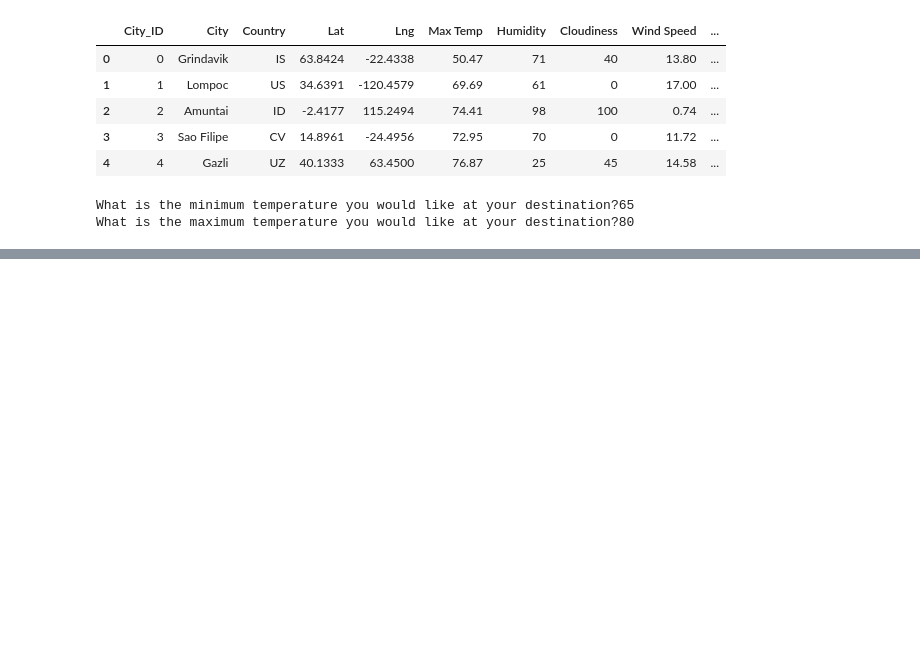
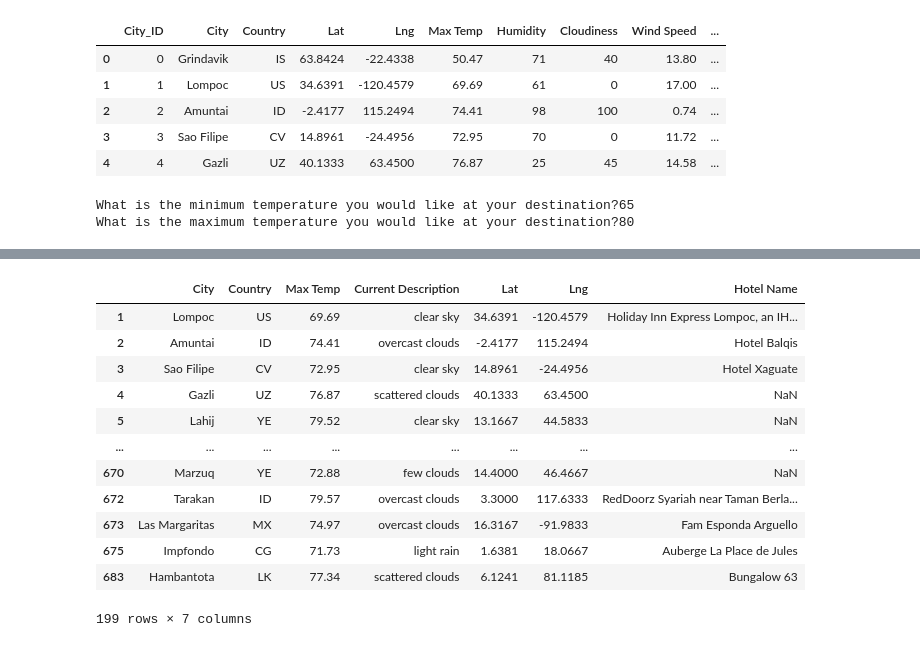
Before and after one commit to BrandonClark65/World_Weather_Analysis, a Jupyter notebook: Vacation_Search/Vacation_Search.ipynb, the cells around one changed output, grey strips where cells are left out. Drawn from its saved outputs; the diff is of its cells as text; code cells hidden in the pictures; blank space fills up the shorter version.

Commit message:
hotel_df

```diff
--- a/Vacation_Search/Vacation_Search.ipynb
+++ b/Vacation_Search/Vacation_Search.ipynb
@@ -31,7 +32,7 @@ What is the minimum temperature you would like at your destination?65
 What is the maximum temperature you would like at your destination?80
 # %%
 # 3. Filter the city_data_df DataFrame using the input statements to create a new DataFrame using the loc method.
-chosen_city_data = city_data_df.loc[(city_data_df["Max Temp"] >= min_temp) & (city_data_df["Max Temp"] <= max_temp)].dropna()
+chosen_city_data = city_data_df.loc[(city_data_df["Max Temp"] >= min_temp) & (city_data_df["Max Temp"] <= max_temp)]
 chosen_city_data
 # %% [output]
 |  | City_ID | City | Country | Lat | Lng | Max Temp | Humidity | Cloudiness | Wind Speed | ... |
@@ -52,2 +66,4 @@ chosen_city_data
 # %%
 # 4b. Drop any empty rows and create a new DataFrame that doesn’t have empty rows.
+clean_df = chosen_city_data.dropna()
+clean_df.count()
@@ -67,14 +107,20 @@ params = {
 }
 
 # 6b. Iterate through the hotel DataFrame.
+for index, row in hotel_df.iterrows():
+    # 6c. Get latitude and longitude from DataFrame
+    lat = row["Lat"]
+    lng = row["Lng"]
 
-    # 6c. Get latitude and longitude from DataFrame
-
-
+    params["location"] = f"{lat},{lng}"
     # 6d. Set up the base URL for the Google Directions API to get JSON data.
-
+    base_url = "https://maps.googleapis.com/maps/api/place/nearbysearch/json"
 
     # 6e. Make request and retrieve the JSON data from the search.
-
+    hotels = requests.get(base_url, params=params).json()
 
     # 6f. Get the first hotel from the results and store the name, if a hotel isn't found skip the city.
+    try:
+        hotel_df.loc[index, "Hotel Name"] = hotels["results"][0]["name"]
+    except (IndexError):
+        print("Hotel not found... skipping.")
@@ -81,2 +157,18 @@ params = {
 # %%
 # 7. Drop the rows where there is no Hotel Name.
+hotel_df.replace('', np.nan, inplace = True)
+hotel_df
+# %% [output]
+|  | City | Country | Max Temp | Current Description | Lat | Lng | Hotel Name |
+| 1 | Lompoc | US | 69.69 | clear sky | 34.6391 | -120.4579 | Holiday Inn Express Lompoc, an IH... |
+| 2 | Amuntai | ID | 74.41 | overcast clouds | -2.4177 | 115.2494 | Hotel Balqis |
+| 3 | Sao Filipe | CV | 72.95 | clear sky | 14.8961 | -24.4956 | Hotel Xaguate |
+| 4 | Gazli | UZ | 76.87 | scattered clouds | 40.1333 | 63.4500 | NaN |
+| 5 | Lahij | YE | 79.52 | clear sky | 13.1667 | 44.5833 | NaN |
+| ... | ... | ... | ... | ... | ... | ... | ... |
+| 670 | Marzuq | YE | 72.88 | few clouds | 14.4000 | 46.4667 | NaN |
+| 672 | Tarakan | ID | 79.57 | overcast clouds | 3.3000 | 117.6333 | RedDoorz Syariah near Taman Berla... |
+| 673 | Las Margaritas | MX | 74.97 | overcast clouds | 16.3167 | -91.9833 | Fam Esponda Arguello |
+| 675 | Impfondo | CG | 71.73 | light rain | 1.6381 | 18.0667 | Auberge La Place de Jules |
+| 683 | Hambantota | LK | 77.34 | scattered clouds | 6.1241 | 81.1185 | Bungalow 63 |
+199 rows × 7 columns
```
Also changed, not shown: parts of 8 cells of this notebook.
